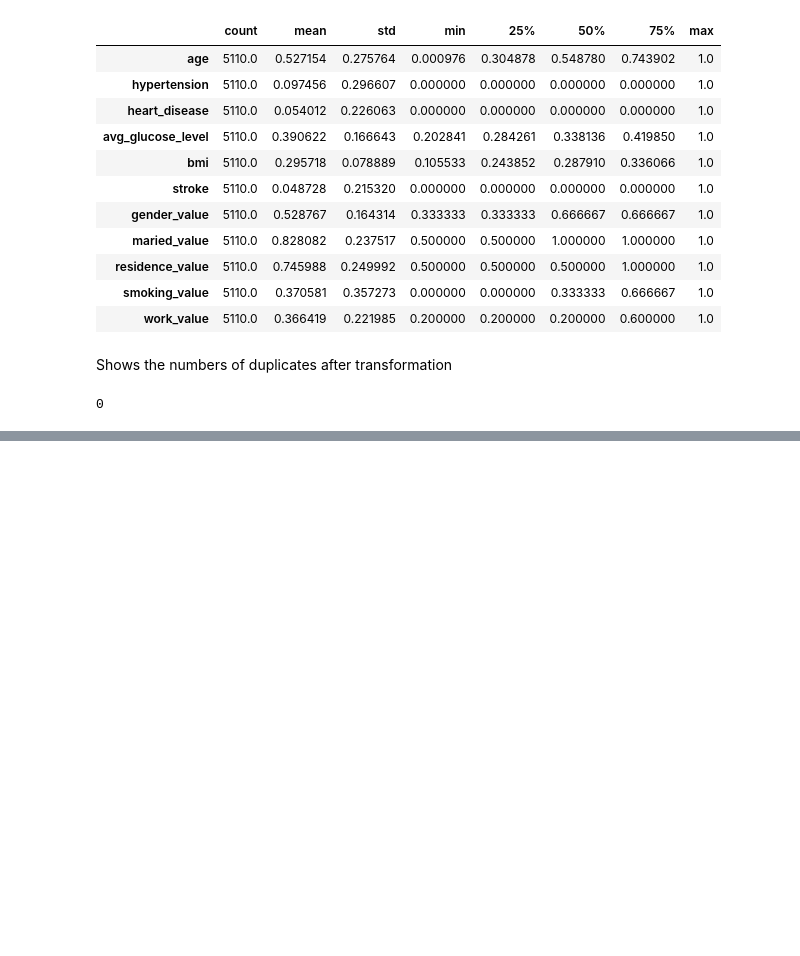
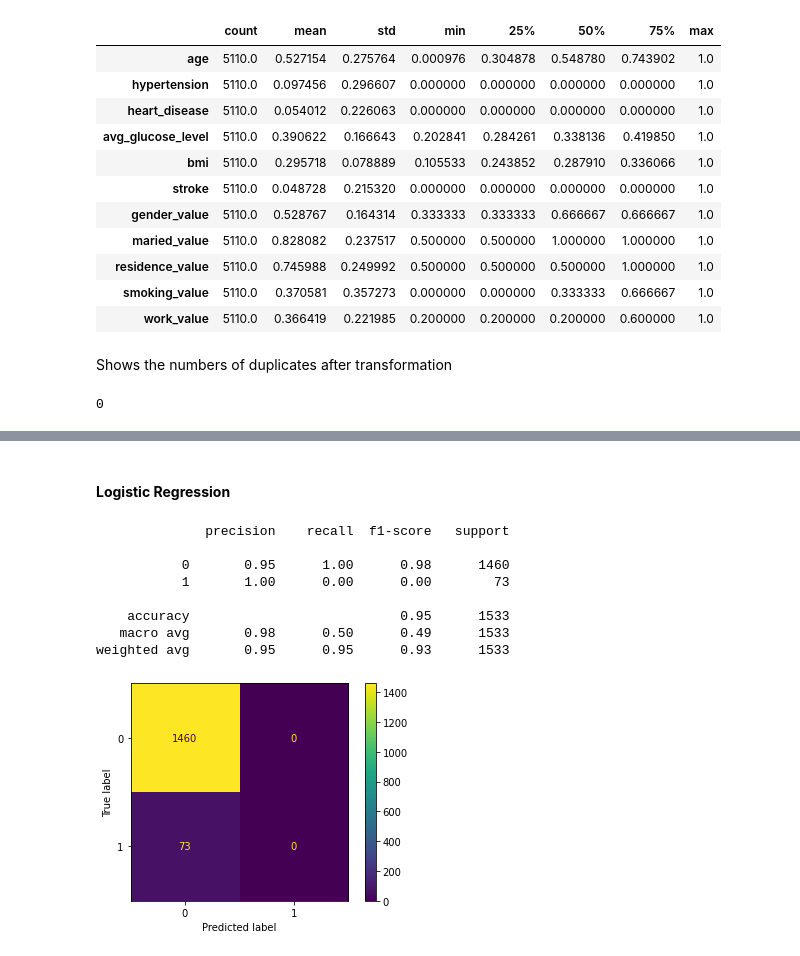
Before and after one commit to jackrenner1/Stroke-Predictor, a Jupyter notebook: AI_club.ipynb, the cells around one changed output, grey strips where cells are left out. Saved outputs shown, nothing was run; the diff lists cells and outputs as text; code cells hidden in the pictures; blank space fills up the shorter version.

```diff
--- a/AI_club.ipynb
+++ b/AI_club.ipynb
@@ -273,0 +345,27 @@ print(df.duplicated().sum())
+# %% [markdown]
+#### **Logistic Regression**
+# %%
+#import the model
+from sklearn.linear_model import LogisticRegression
+#initialize the model
+lr = LogisticRegression(random_state=0);
+#fits model to the training data
+lr.fit(X_train, y_train)
+#Use the model to predict on new test data
+predict_test = lr.predict(X_test)
+
+#shows the results of predictions of training data
+matrix = confusion_matrix(y_test, predict_test)
+disp = ConfusionMatrixDisplay(confusion_matrix=matrix)
+disp.plot()
+print(classification_report(y_test, predict_test,zero_division=1))
+# %% [output]
+              precision    recall  f1-score   support
+
+           0       0.95      1.00      0.98      1460
+           1       1.00      0.00      0.00        73
+
+    accuracy                           0.95      1533
+   macro avg       0.98      0.50      0.49      1533
+weighted avg       0.95      0.95      0.93      1533
+[figure, added]
```
Also changed, not shown: parts of 20 cells of this notebook.
